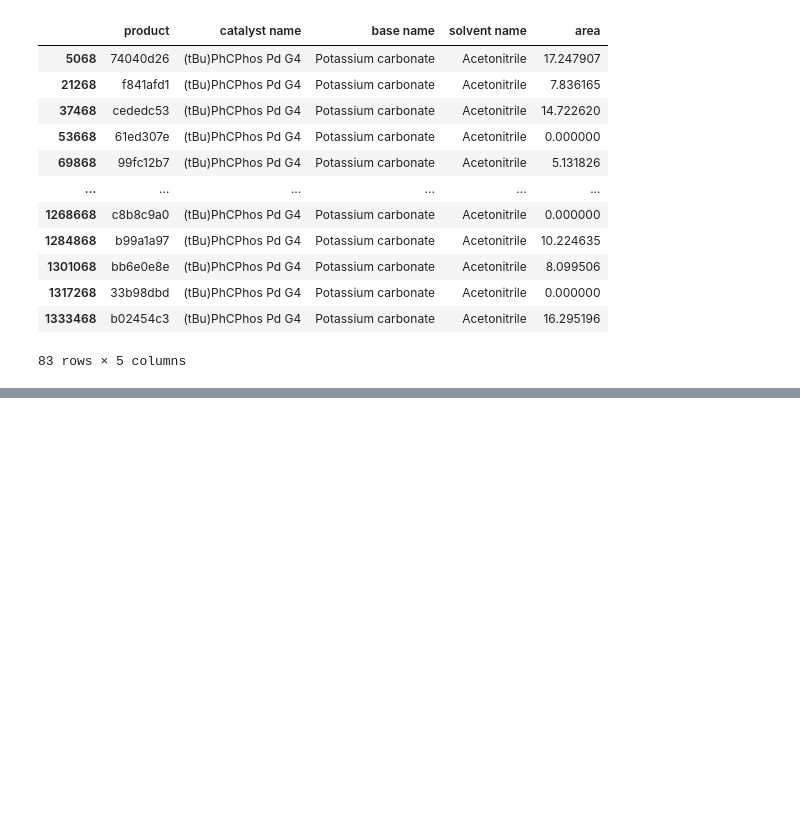
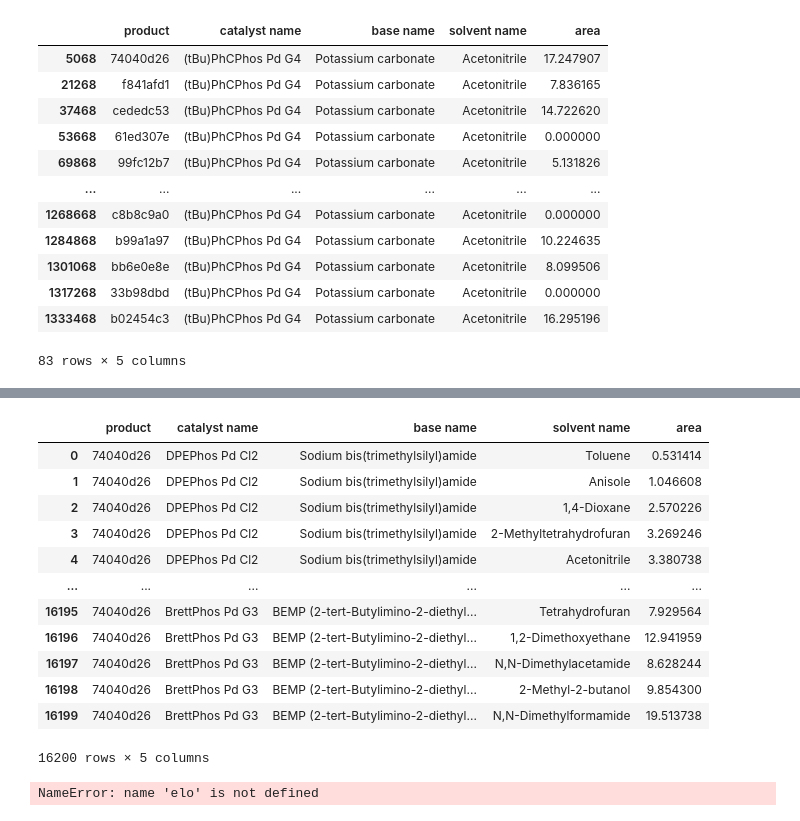
Before and after one commit to Abdullahbaig786/Reactions_Python, a Jupyter notebook: Reactions.ipynb, the cells around one changed output, grey strips where cells are left out. Cells and saved outputs as stored; diff of their text form; code cells hidden in the pictures; blank space fills up the shorter version.

```diff
--- a/Reactions.ipynb
+++ b/Reactions.ipynb
@@ -539,3 +555,27 @@ df[
+# %%
+df_slice=df[df["product"] == "74040d26"]
+df_slice
+# %% [output]
+|  | product | catalyst name | base name | solvent name | area |
+| 0 | 74040d26 | DPEPhos Pd Cl2 | Sodium bis(trimethylsilyl)amide | Toluene | 0.531414 |
+| 1 | 74040d26 | DPEPhos Pd Cl2 | Sodium bis(trimethylsilyl)amide | Anisole | 1.046608 |
+| 2 | 74040d26 | DPEPhos Pd Cl2 | Sodium bis(trimethylsilyl)amide | 1,4-Dioxane | 2.570226 |
+| 3 | 74040d26 | DPEPhos Pd Cl2 | Sodium bis(trimethylsilyl)amide | 2-Methyltetrahydrofuran | 3.269246 |
+| 4 | 74040d26 | DPEPhos Pd Cl2 | Sodium bis(trimethylsilyl)amide | Acetonitrile | 3.380738 |
+| ... | ... | ... | ... | ... | ... |
+| 16195 | 74040d26 | BrettPhos Pd G3 | BEMP (2-tert-Butylimino-2-diethyl... | Tetrahydrofuran | 7.929564 |
+| 16196 | 74040d26 | BrettPhos Pd G3 | BEMP (2-tert-Butylimino-2-diethyl... | 1,2-Dimethoxyethane | 12.941959 |
+| 16197 | 74040d26 | BrettPhos Pd G3 | BEMP (2-tert-Butylimino-2-diethyl... | N,N-Dimethylacetamide | 8.628244 |
+| 16198 | 74040d26 | BrettPhos Pd G3 | BEMP (2-tert-Butylimino-2-diethyl... | 2-Methyl-2-butanol | 9.854300 |
+| 16199 | 74040d26 | BrettPhos Pd G3 | BEMP (2-tert-Butylimino-2-diethyl... | N,N-Dimethylformamide | 19.513738 |
+16200 rows × 5 columns
+# %%
+elo = df_slice.head(120).index.map(elo)
+elo
+#filter for a specific product (df_slice)
+#apply elo rating calculating on df_slice, just like you did it triplets_df
+# %% [output]
+NameError: name 'elo' is not defined
 # %%
 #Cell 1 of ELO Ranking
 triplets_df = (
```
Also changed, not shown: parts of 6 cells of this notebook.
